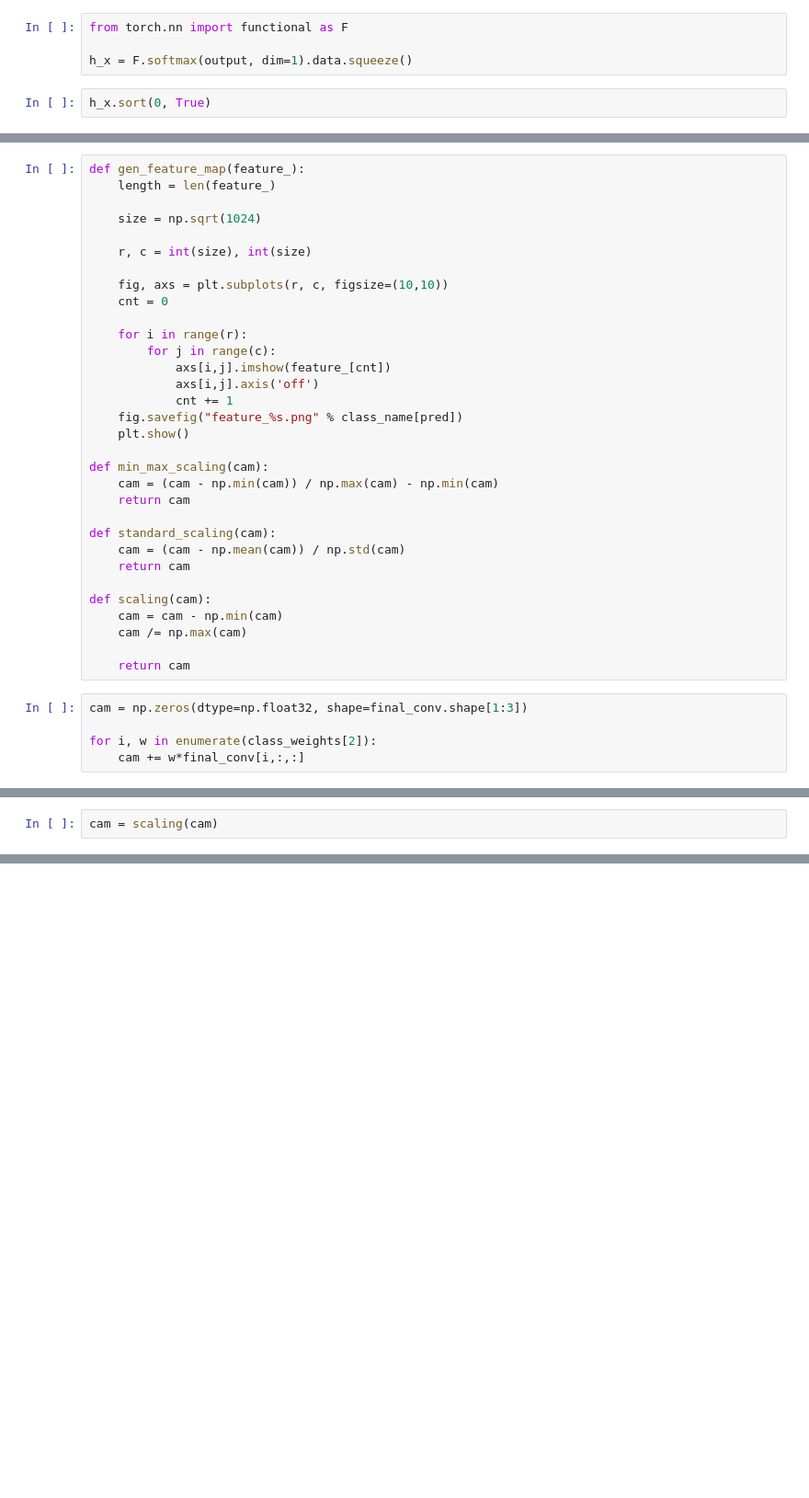
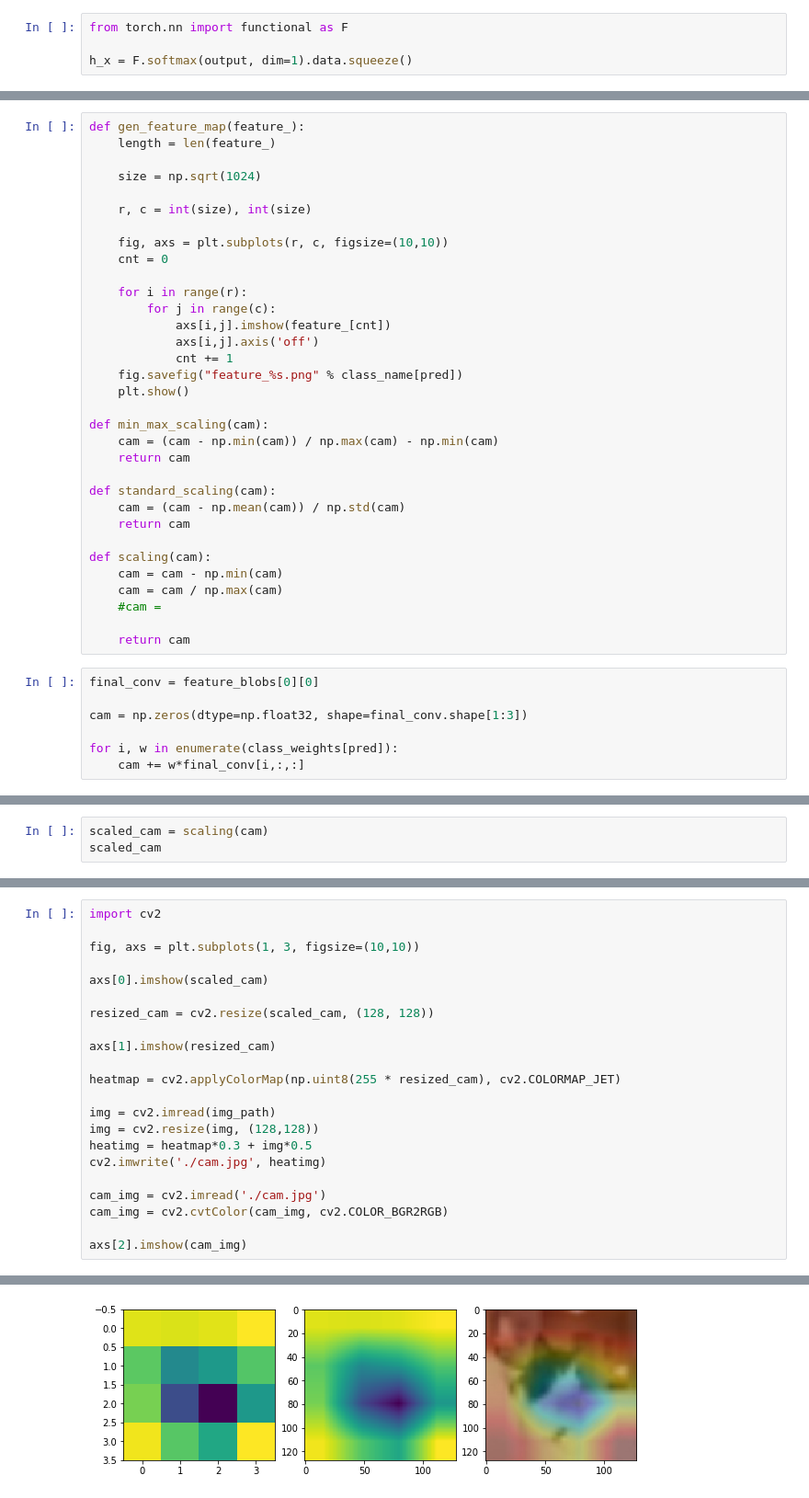
Before and after one commit to jjxxmiin/obJDetection, a Jupyter notebook: example/cam/cam.ipynb, the cells around one changed output, grey strips where cells are left out. Shown at 92% size. Drawn from its saved outputs; the diff is of its cells as text; blank space fills up the shorter version.

```diff
--- a/example/cam/cam.ipynb
+++ b/example/cam/cam.ipynb
@@ -81,5 +100,3 @@ output = model(tensor_img)
 from torch.nn import functional as F
 
 h_x = F.softmax(output, dim=1).data.squeeze()
-# %%
-h_x.sort(0, True)
@@ -136,13 +150,16 @@ def standard_scaling(cam):
 
 def scaling(cam):
     cam = cam - np.min(cam)
-    cam /= np.max(cam)
+    cam = cam / np.max(cam)
+    #cam =
 
     return cam
 # %%
+final_conv = feature_blobs[0][0]
+
 cam = np.zeros(dtype=np.float32, shape=final_conv.shape[1:3])
 
-for i, w in enumerate(class_weights[2]):
+for i, w in enumerate(class_weights[pred]):
     cam += w*final_conv[i,:,:]
 # %%
 feature_ = []
@@ -160,2 +179,3 @@ print(cnt)
 # %%
-cam = scaling(cam)
+scaled_cam = scaling(cam)
+scaled_cam
@@ -221,0 +187,23 @@ plt.imshow(cv2.cvtColor(img, cv2.COLOR_BGR2RGB))
+# %%
+import cv2
+
+fig, axs = plt.subplots(1, 3, figsize=(10,10))
+
+axs[0].imshow(scaled_cam)
+
+resized_cam = cv2.resize(scaled_cam, (128, 128))
+
+axs[1].imshow(resized_cam)
+
+heatmap = cv2.applyColorMap(np.uint8(255 * resized_cam), cv2.COLORMAP_JET)
+
+img = cv2.imread(img_path)
+img = cv2.resize(img, (128,128))
+heatimg = heatmap*0.3 + img*0.5
+cv2.imwrite('./cam.jpg', heatimg)
+
+cam_img = cv2.imread('./cam.jpg')
+cam_img = cv2.cvtColor(cam_img, cv2.COLOR_BGR2RGB)
+
+axs[2].imshow(cam_img)
+# %% [output]
@@ -221,0 +211 @@ plt.imshow(cv2.cvtColor(img, cv2.COLOR_BGR2RGB))
+[figure, added]
```
Also changed, not shown: parts of 37 cells of this notebook, 3 other files.
